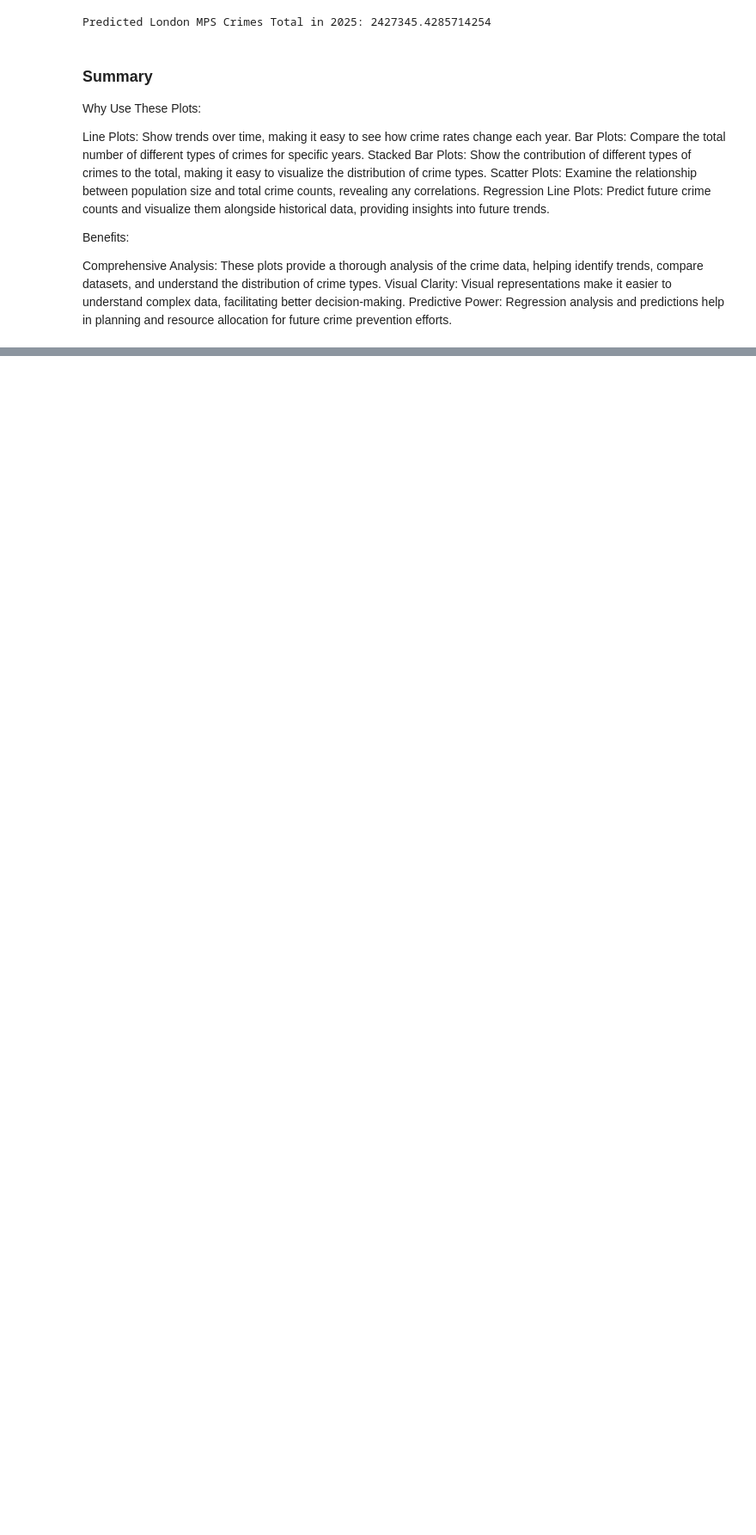
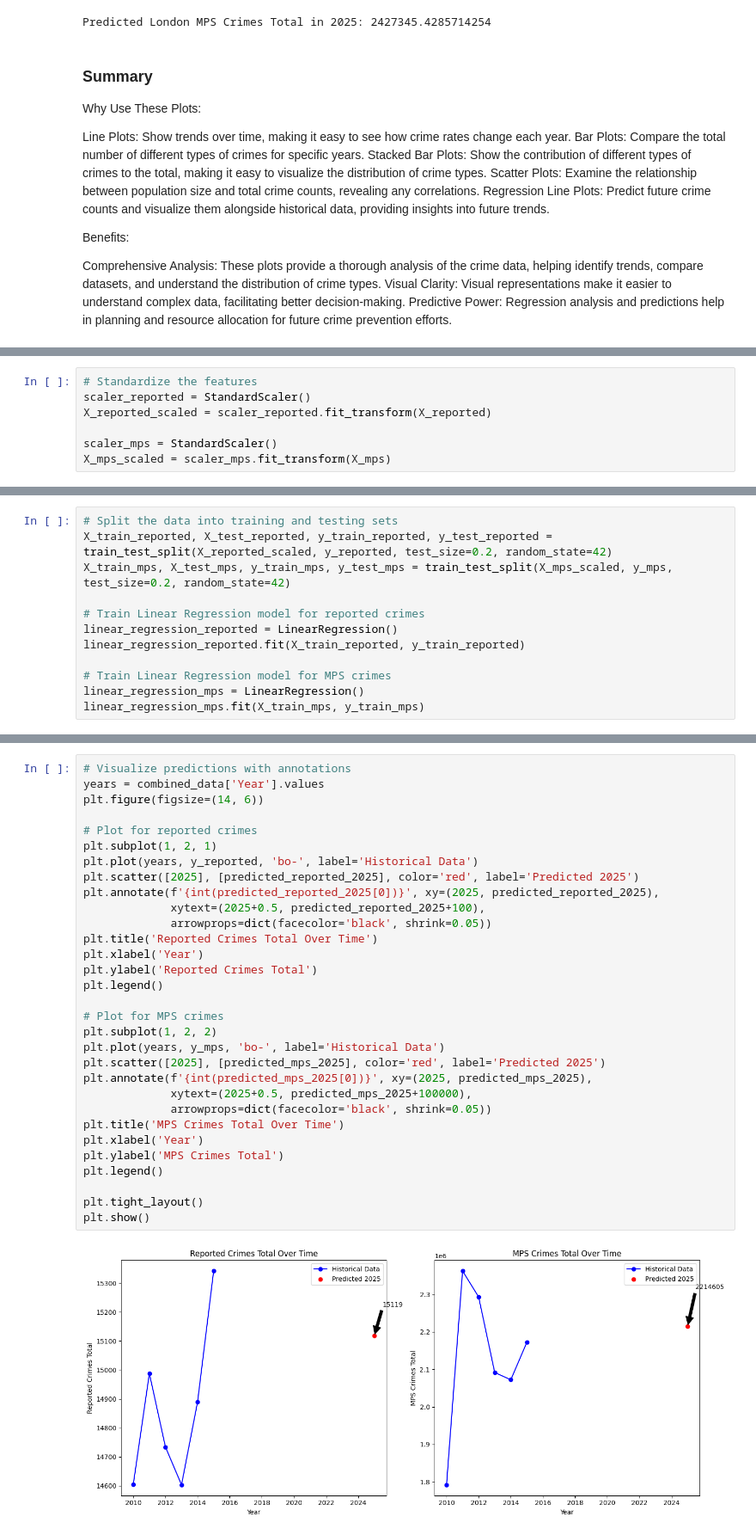
Before and after one commit to Jeffrey-Oechsner/ML-AI_Exam_Project, a Jupyter notebook: MPS Crime Data.ipynb, the cells around one changed output, grey strips where cells are left out. Shown at 86% size. Drawn from its saved outputs; the diff is of its cells as text; blank space fills up the shorter version.

```diff
--- a/MPS Crime Data.ipynb
+++ b/MPS Crime Data.ipynb
@@ -1047,0 +1151,7 @@ Predictive Power: Regression analysis and predictions help in planning and resou
+# %%
+# Standardize the features
+scaler_reported = StandardScaler()
+X_reported_scaled = scaler_reported.fit_transform(X_reported)
+
+scaler_mps = StandardScaler()
+X_mps_scaled = scaler_mps.fit_transform(X_mps)
@@ -1047,0 +1174,12 @@ Predictive Power: Regression analysis and predictions help in planning and resou
+# %%
+# Split the data into training and testing sets
+X_train_reported, X_test_reported, y_train_reported, y_test_reported = train_test_split(X_reported_scaled, y_reported, test_size=0.2, random_state=42)
+X_train_mps, X_test_mps, y_train_mps, y_test_mps = train_test_split(X_mps_scaled, y_mps, test_size=0.2, random_state=42)
+
+# Train Linear Regression model for reported crimes
+linear_regression_reported = LinearRegression()
+linear_regression_reported.fit(X_train_reported, y_train_reported)
+
+# Train Linear Regression model for MPS crimes
+linear_regression_mps = LinearRegression()
+linear_regression_mps.fit(X_train_mps, y_train_mps)
@@ -1047,0 +1285,33 @@ Predictive Power: Regression analysis and predictions help in planning and resou
+# %%
+# Visualize predictions with annotations
+years = combined_data['Year'].values
+plt.figure(figsize=(14, 6))
+
+# Plot for reported crimes
+plt.subplot(1, 2, 1)
+plt.plot(years, y_reported, 'bo-', label='Historical Data')
+plt.scatter([2025], [predicted_reported_2025], color='red', label='Predicted 2025')
+plt.annotate(f'{int(predicted_reported_2025[0])}', xy=(2025, predicted_reported_2025),
+             xytext=(2025+0.5, predicted_reported_2025+100),
+             arrowprops=dict(facecolor='black', shrink=0.05))
+plt.title('Reported Crimes Total Over Time')
+plt.xlabel('Year')
+plt.ylabel('Reported Crimes Total')
+plt.legend()
+
+# Plot for MPS crimes
+plt.subplot(1, 2, 2)
+plt.plot(years, y_mps, 'bo-', label='Historical Data')
+plt.scatter([2025], [predicted_mps_2025], color='red', label='Predicted 2025')
+plt.annotate(f'{int(predicted_mps_2025[0])}', xy=(2025, predicted_mps_2025),
+             xytext=(2025+0.5, predicted_mps_2025+100000),
+             arrowprops=dict(facecolor='black', shrink=0.05))
+plt.title('MPS Crimes Total Over Time')
+plt.xlabel('Year')
+plt.ylabel('MPS Crimes Total')
+plt.legend()
+
+plt.tight_layout()
+plt.show()
+# %% [output]
+[figure, added]
```
Also changed, not shown: parts of 108 cells of this notebook, 19 other files.
